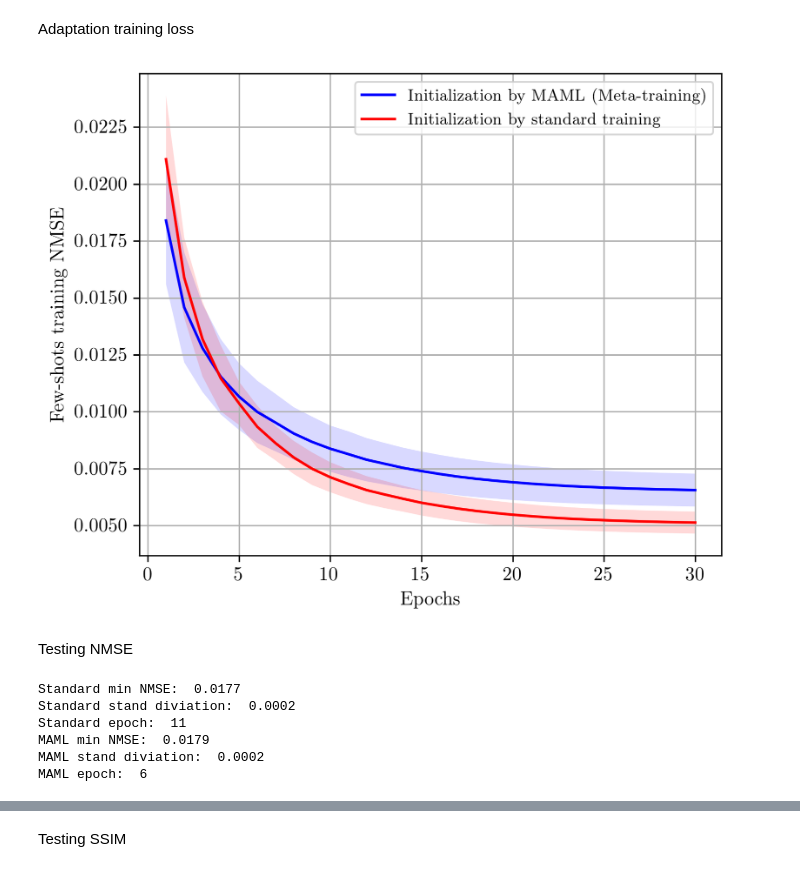
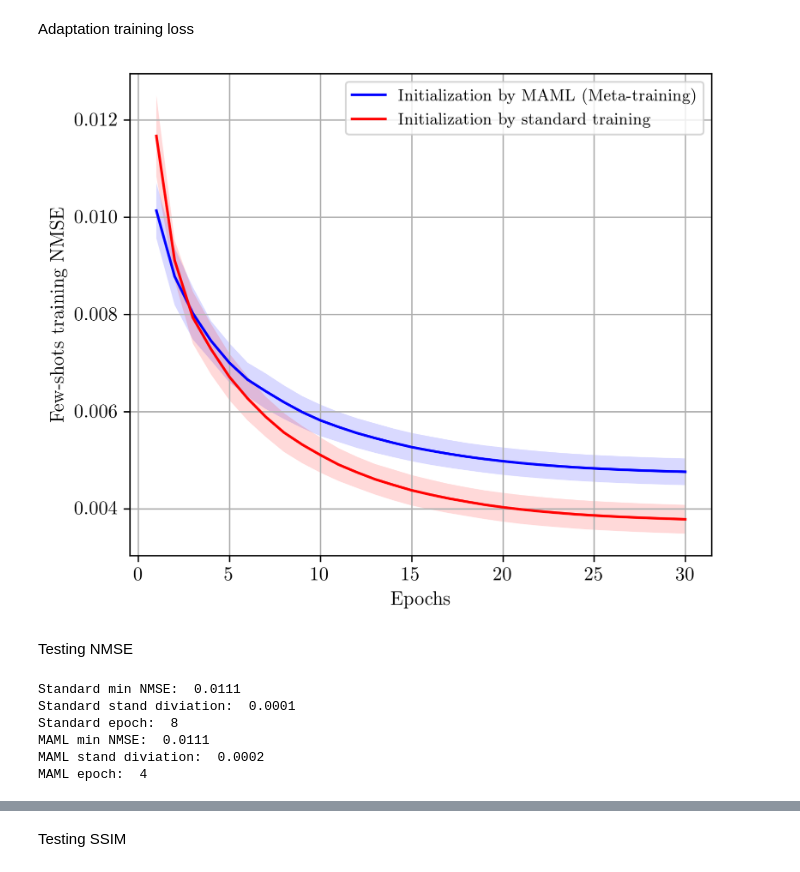
Before and after one commit to ChengYan97/metaMRI, a Jupyter notebook: run_fastMRI/sup_few-shots_cal_plot.ipynb, the cells around one changed output, grey strips where cells are left out. Drawn from its saved outputs; the diff is of its cells as text; code cells hidden in the pictures.

```diff
--- a/run_fastMRI/sup_few-shots_cal_plot.ipynb
+++ b/run_fastMRI/sup_few-shots_cal_plot.ipynb
@@ -31,43 +31,43 @@ data2 = []
 
 for i in range(1,6):
     # read csv
-    filename1 = f"/cheng/metaMRI/metaMRI/save/Conclusion 1/CAlr_Q1-3_adaption_5-shots/run-metaMRI_save_E_sup_maml_5few-adapt_lrCA0.001_Q3_seed{i}-tag-Adaptation training NMSE.csv"
+    filename1 = f"/cheng/metaMRI/metaMRI/save/Conclusion 1/CAlr_Q1-3_adaption_5-shots/run-metaMRI_save_E_sup_maml_5few-adapt_lrCA0.001_Q2_seed{i}-tag-Adaptation training NMSE.csv"
     df1 = pd.read_csv(filename1)
     # extract value
     values1 = df1['Value'].values
     data1.append(values1)
     # read csv
-    filename2 = f"/cheng/metaMRI/metaMRI/save/Conclusion 1/CAlr_Q1-3_adaption_5-shots/run-metaMRI_save_E_sup_standard_5few-adapt_lrCA0.001_Q3_seed{i}-tag-Adaptation training NMSE.csv"
+    filename2 = f"/cheng/metaMRI/metaMRI/save/Conclusion 1/CAlr_Q1-3_adaption_5-shots/run-metaMRI_save_E_sup_standard_5few-adapt_lrCA0.001_Q2_seed{i}-tag-Adaptation training NMSE.csv"
     df2 = pd.read_csv(filename2)
     # extract value
     values2 = df2['Value'].values
     data2.append(values2)
 
 
 # mean and std
 mean_values1 = np.mean(data1, axis=0)
 std_values1 = np.std(data1, axis=0)
 mean_values2 = np.mean(data2, axis=0)
 std_values2 = np.std(data2, axis=0)
 
 plt.figure(figsize=(6,5),dpi=300)
 
 # alpha: transparency
 plt.plot(range(1, 31), mean_values1, color=colors[0], label='Initialization by MAML (Meta-training)')
 plt.fill_between(range(1, 31), mean_values1 - std_values1, mean_values1 + std_values1, color=colors[0], alpha=0.15, edgecolor=None)
 plt.plot(range(1, 31), mean_values2, color=colors[1], label='Initialization by standard training')
 plt.fill_between(range(1, 31), mean_values2 - std_values2, mean_values2 + std_values2, color=colors[1], alpha=0.15, edgecolor=None)
 
 plt.tick_params(axis='both', which='major', labelsize=FONTSIZE/2)
 plt.tick_params(axis='both', which='minor', labelsize=(FONTSIZE-2)/2)
 plt.xlabel('Epochs',fontsize=FONTSIZE/2)
 plt.ylabel('Few-shots training NMSE',fontsize=FONTSIZE/2)
 #plt.title('Out-of-distribution Q1 Adaptation', fontsize = FONTSIZE/2)
 plt.legend(fontsize = (FONTSIZE-3)/2)
 plt.grid(True)
 plt.show()
 # %% [output]
-[figure, old version]
+[figure, new version]
 # %% [markdown]
 Testing NMSE
 # %%
@@ -76,13 +76,13 @@ data2 = []
 
 for i in range(1,6):
     # read csv
-    filename1 = f"/cheng/metaMRI/metaMRI/save/Conclusion 1/CAlr_Q1-3_adaption_5-shots/run-metaMRI_save_E_sup_maml_5few-adapt_lrCA0.001_Q3_seed{i}-tag-Testing NMSE.csv"
+    filename1 = f"/cheng/metaMRI/metaMRI/save/Conclusion 1/CAlr_Q1-3_adaption_5-shots/run-metaMRI_save_E_sup_maml_5few-adapt_lrCA0.001_Q2_seed{i}-tag-Testing NMSE.csv"
     df1 = pd.read_csv(filename1)
     # extract value
     values1 = df1['Value'].values
     data1.append(values1)
     # read csv
-    filename2 = f"/cheng/metaMRI/metaMRI/save/Conclusion 1/CAlr_Q1-3_adaption_5-shots/run-metaMRI_save_E_sup_standard_5few-adapt_lrCA0.001_Q3_seed{i}-tag-Testing NMSE.csv"
+    filename2 = f"/cheng/metaMRI/metaMRI/save/Conclusion 1/CAlr_Q1-3_adaption_5-shots/run-metaMRI_save_E_sup_standard_5few-adapt_lrCA0.001_Q2_seed{i}-tag-Testing NMSE.csv"
     df2 = pd.read_csv(filename2)
     # extract value
     values2 = df2['Value'].values
@@ -106,12 +106,12 @@ print('MAML min NMSE: ',  round(mean_values1[min_index1], 4))
 print('MAML stand diviation: ', round(std_values1[min_index1], 4))
 print('MAML epoch: ', min_index1)
 # %% [output]
-Standard min NMSE:  0.0177
-Standard stand diviation:  0.0002
-Standard epoch:  11
-MAML min NMSE:  0.0179
+Standard min NMSE:  0.0111
+Standard stand diviation:  0.0001
+Standard epoch:  8
+MAML min NMSE:  0.0111
 MAML stand diviation:  0.0002
-MAML epoch:  6
+MAML epoch:  4
 # %%
 print('Standard init NMSE: ',  round(mean_values2[0], 4))
 print('Standard stand diviation: ', round(std_values2[0], 4))
```
Also changed, not shown: parts of 7 cells of this notebook, 34 other files.
